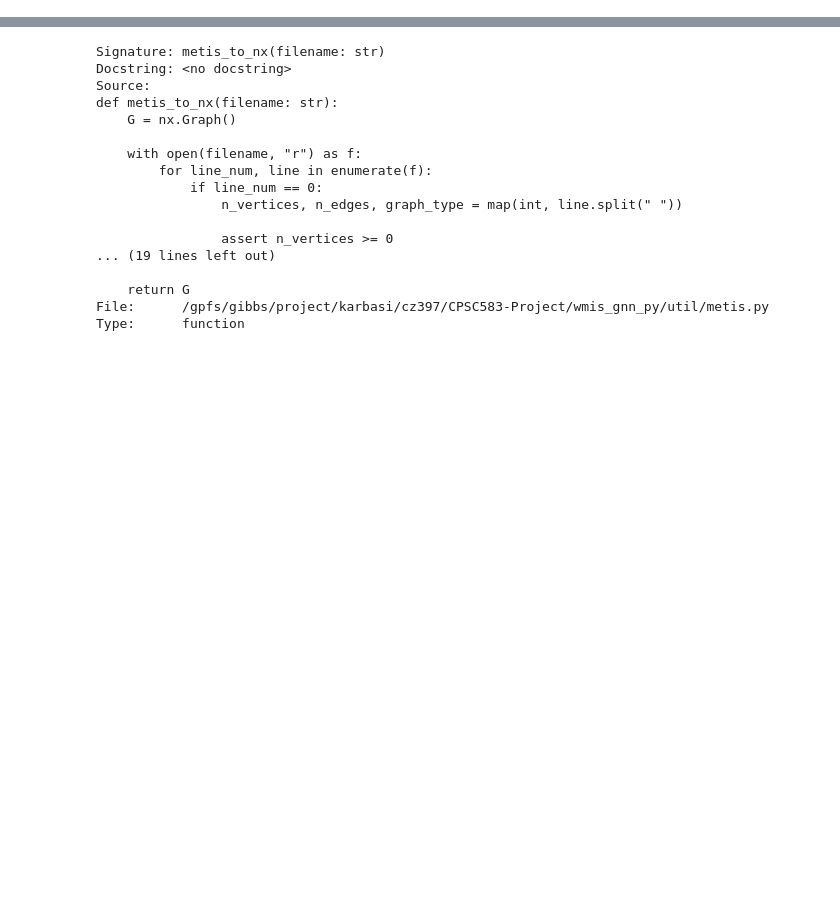
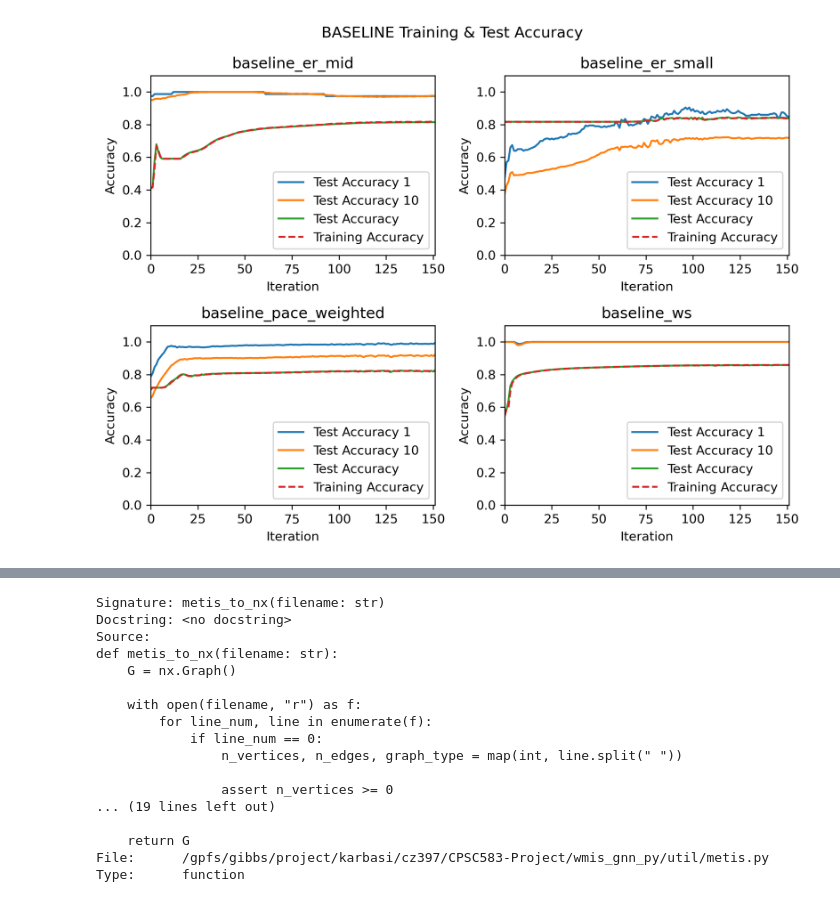
Before and after one commit to felix-cfzhou/CPSC583-Project, a Jupyter notebook: notebooks/analysis.ipynb, the cells around one changed output, grey strips where cells are left out. Drawn from its saved outputs; the diff is of its cells as text; code cells hidden in the pictures; blank space fills up the shorter version.

```diff
--- a/notebooks/analysis.ipynb
+++ b/notebooks/analysis.ipynb
@@ -12,0 +193,6 @@ import pathlib
+# %%
+plot_training_all(
+    baseline_eval, "BASELINE Training & Test Accuracy", "baseline_test.pdf"
+)
+# %% [output]
+[figure, added]
```
Also changed, not shown: parts of 21 cells of this notebook, 11 other files.
